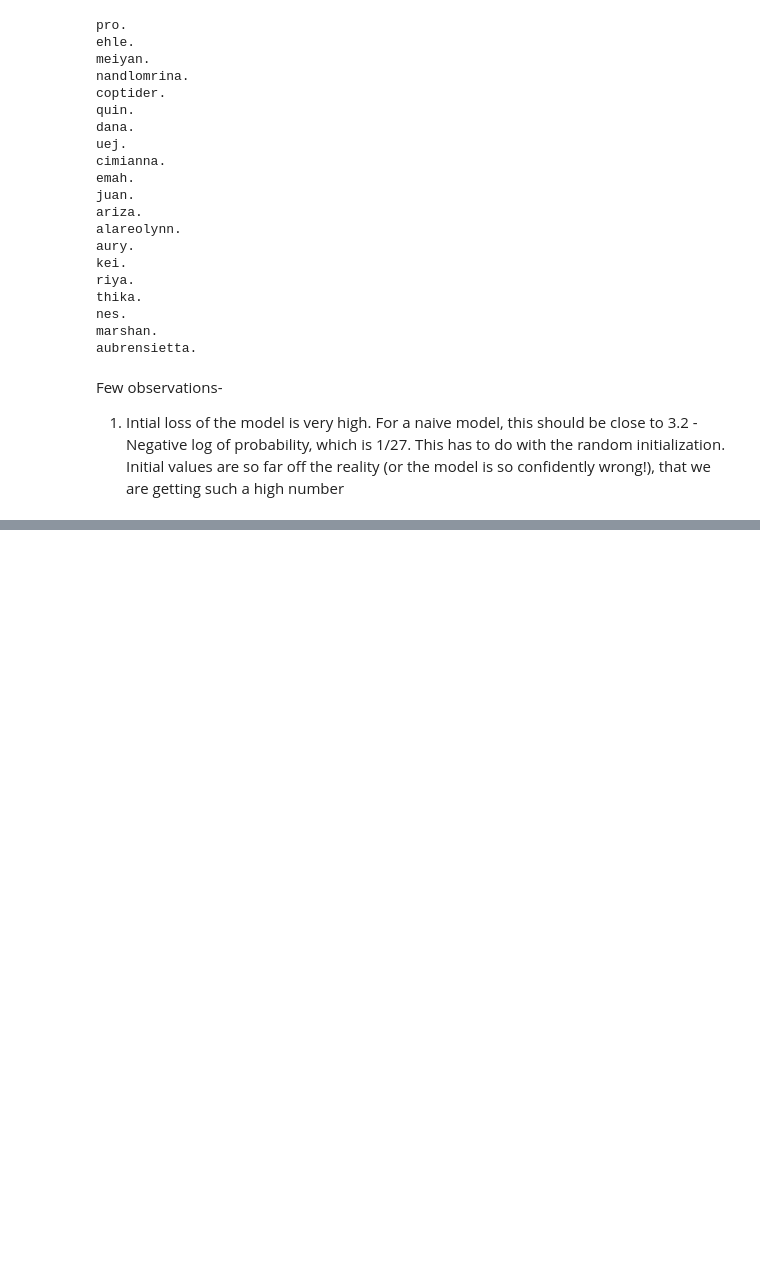
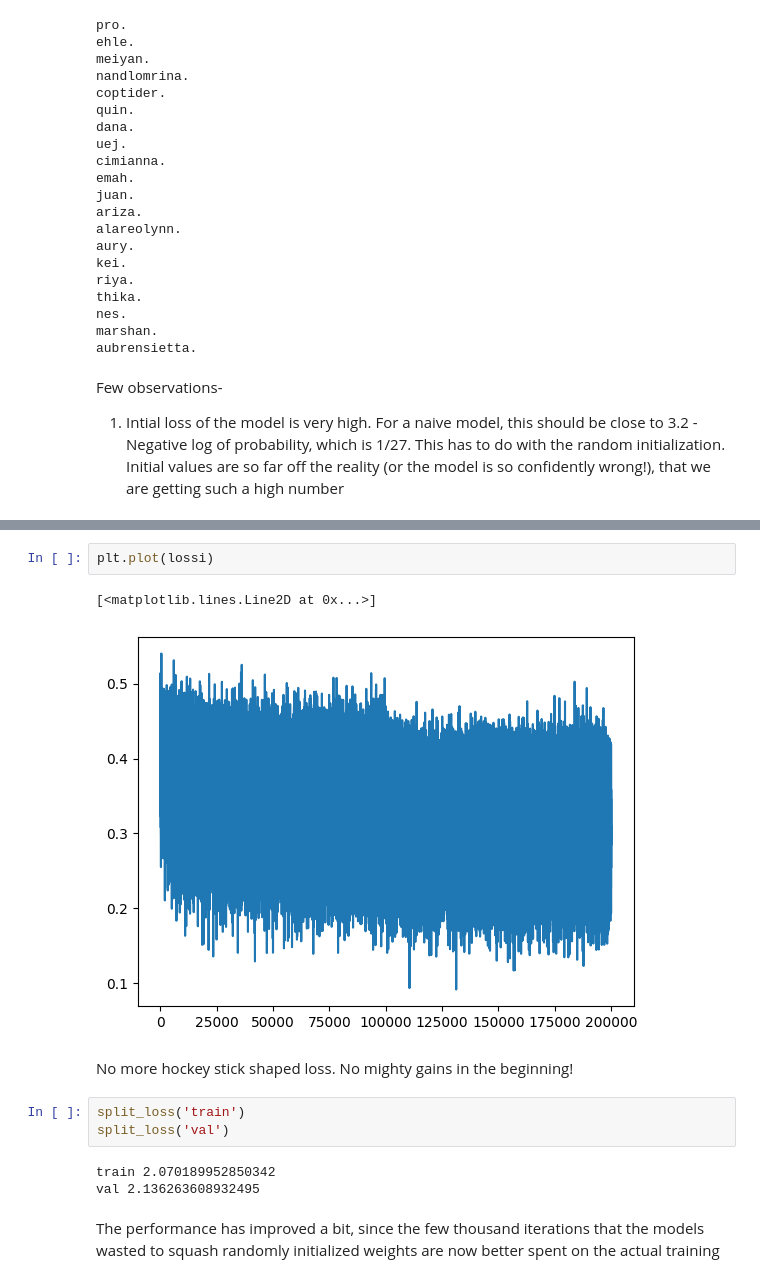
Before and after one commit to suvigyajain0101/NLP, a Jupyter notebook: LLMs/LanguageModelling_RNN.ipynb, the cells around one changed output, grey strips where cells are left out. Drawn from its saved outputs; the diff is of its cells as text; blank space fills up the shorter version.

```diff
--- a/LLMs/LanguageModelling_RNN.ipynb
+++ b/LLMs/LanguageModelling_RNN.ipynb
@@ -254,0 +324,15 @@ Few observations-
+# %%
+plt.plot(lossi)
+# %% [output]
+[<matplotlib.lines.Line2D at 0x...>]
+[figure, added]
+# %% [markdown]
+No more hockey stick shaped loss. No mighty gains in the beginning!
+# %%
+split_loss('train')
+split_loss('val')
+# %% [output]
+train 2.070189952850342
+val 2.136263608932495
+# %% [markdown]
+The performance has improved a bit, since the few thousand iterations that the models wasted to squash randomly initialized weights are now better spent on the actual training
```
Also changed, not shown: parts of 3 cells of this notebook.
